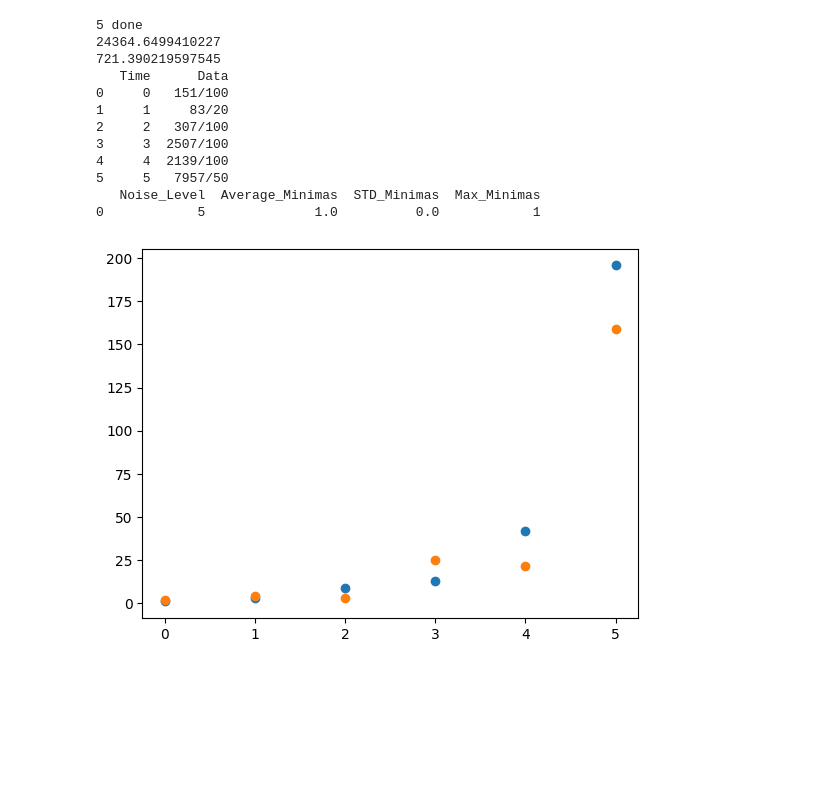
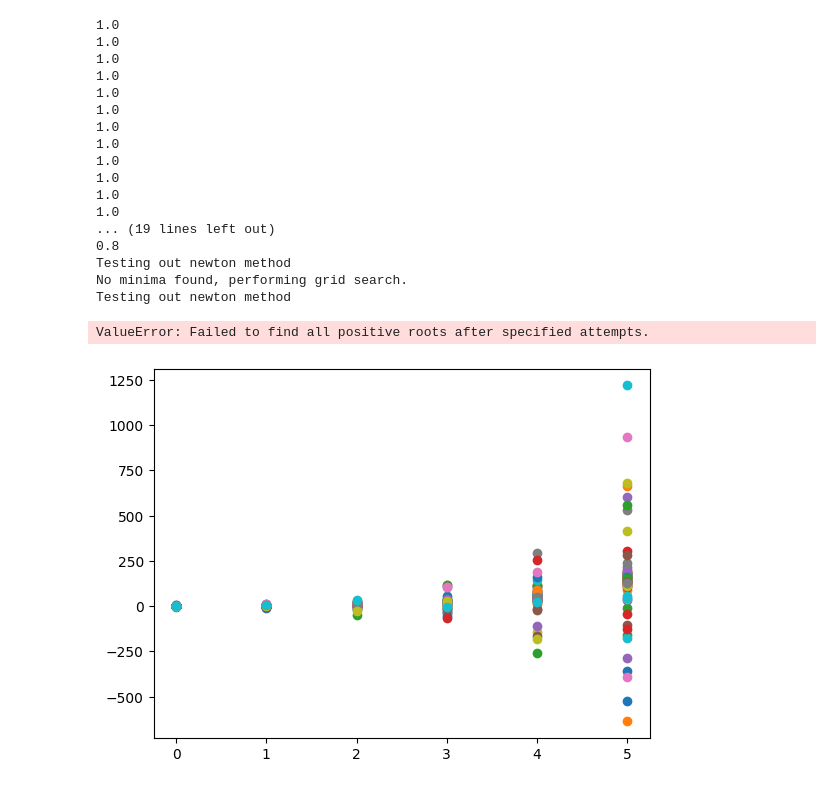
Before and after one commit to amineroudani/Thesis, a Jupyter notebook: MinimaVSNoise.ipynb, the cells around one changed output. Drawn from its saved outputs; the diff is of its cells as text; code cells hidden in the pictures; blank space fills up the shorter version.

```diff
--- a/MinimaVSNoise.ipynb
+++ b/MinimaVSNoise.ipynb
@@ -2,8 +2,8 @@
 from ThesisFunctions import *
 # %%
 # Define the range of noise levels to analyze.
-#noise_levels = [0.1, 0.2, 0.5, 0.6, 0.7, 0.8, 1, 1.2, 1.5, 2, 3, 4, 10, 20, 30, 40, 70, 100, 200, 300, 400, 500]
-noise_levels = [5]
+noise_levels = [0.1, 0.2, 0.5, 0.6, 0.7, 0.8, 1, 1.2, 1.5, 2, 3, 4, 10, 20, 30, 50]
+#noise_levels = [0.1]
 # Set the number of data points for each generated dataset.
 num_datapoints = 6
 
@@ -14,15 +14,15 @@ data = 0
 
 for level in noise_levels:
     num_minimas_list = []  # List to store the number of minima found in each iteration for current noise level.
-    print("5 done")
-    if num_minimas == 0:
-        break
-    for _ in range(5):  # Perform the analysis 10 times to average out the stochastic effects of noise.
-        # Generate synthetic data.
+
+    for _ in range(10):  # Perform the analysis n times to average out the stochastic effects of noise.
+
+        # Generate  data.
         data = data_gen(num_datapoints, level, 1, 1)
         x_i = np.array(data['Data'].values)
         t_i = np.array(data['Time'].values)
         plt.scatter(t_i, x_i)
+
         # Compute the Groebner basis.
         B = groeb(x_i, t_i)
 
@@ -37,47 +37,68 @@ for level in noise_levels:
 
         # Count the number of minima.
         num_minimas = sum(1 for _, is_true in maxima_checks if is_true)
         if num_minimas == 0:
-            print(data)
-            break
-            #num_minimas_list.append(1)
+            print("Testing out newton method")
+            positive_roots_b = find_roots_alternative(B[1])
+            params = find_x0_alpha_pairs(B, positive_roots_b)
+            maxima_checks = evaluate_hessian_at_extremas(params, x_i, t_i)
+            num_minimas = sum(1 for _, is_true in maxima_checks if is_true)
+            if num_minimas == 0:
+                print("No minima found, performing grid search.")
+                for param in params:
+                    best_params, is_edge = grid_search_around_extrema(param, data)
+                    best_params2, is_edge2 = grid_search_around_extrema((0,0), data)
+                    if not is_edge or not is_edge2:
+                        #print(f"Found a minimum inside the grid at {best_params}.")
+                        num_minimas = 1
+                    else:
+                        pass
+                        print(f"Minimum found at the edge for {param}, likely no minimum exists.")
+                        # Handle the edge case, possibly by ignoring or taking special note
+                        #plot(data)
 
 
         num_minimas_list.append(num_minimas)
-
 
 
     # Calculate average and standard deviation of minima count for the current noise level.
     max_num_minimas = np.max(num_minimas_list)
     avg_num_minimas = np.mean(num_minimas_list)
     std_num_minimas = np.std(num_minimas_list)
+    print(avg_num_minimas)
 
     #print(f'Noise Level={level}: Mean of positive roots = {avg_num_minimas}, Std Dev = {std_num_minimas}, Max = {max_num_minimas}')
 
     # Append the results for the current noise level to the results list.
     results_list.append({
         'Noise_Level': level,
         'Average_Minimas': avg_num_minimas,
         'STD_Minimas': std_num_minimas,
         'Max_Minimas': max_num_minimas,
     })
 
 # Convert the results list into a DataFrame.
 results_df = pd.DataFrame(results_list)
 
 # Display the DataFrame.
 print(results_df)
 # %% [output]
-5 done
-24364.6499410227
-721.390219597545
-   Time      Data
-0     0   151/100
-1     1     83/20
-2     2   307/100
-3     3  2507/100
-4     4  2139/100
-5     5   7957/50
-   Noise_Level  Average_Minimas  STD_Minimas  Max_Minimas
-0            5              1.0          0.0            1
+1.0
+1.0
+1.0
+1.0
+1.0
+1.0
+1.0
+1.0
+1.0
+1.0
+1.0
+1.0
+... (19 lines left out)
+0.8
+Testing out newton method
+No minima found, performing grid search.
+Testing out newton method
+ValueError: Failed to find all positive roots after specified attempts.
-[figure, old version]
+[figure, new version]
```
Also changed, not shown: parts of 20 cells of this notebook, 7 other files.
